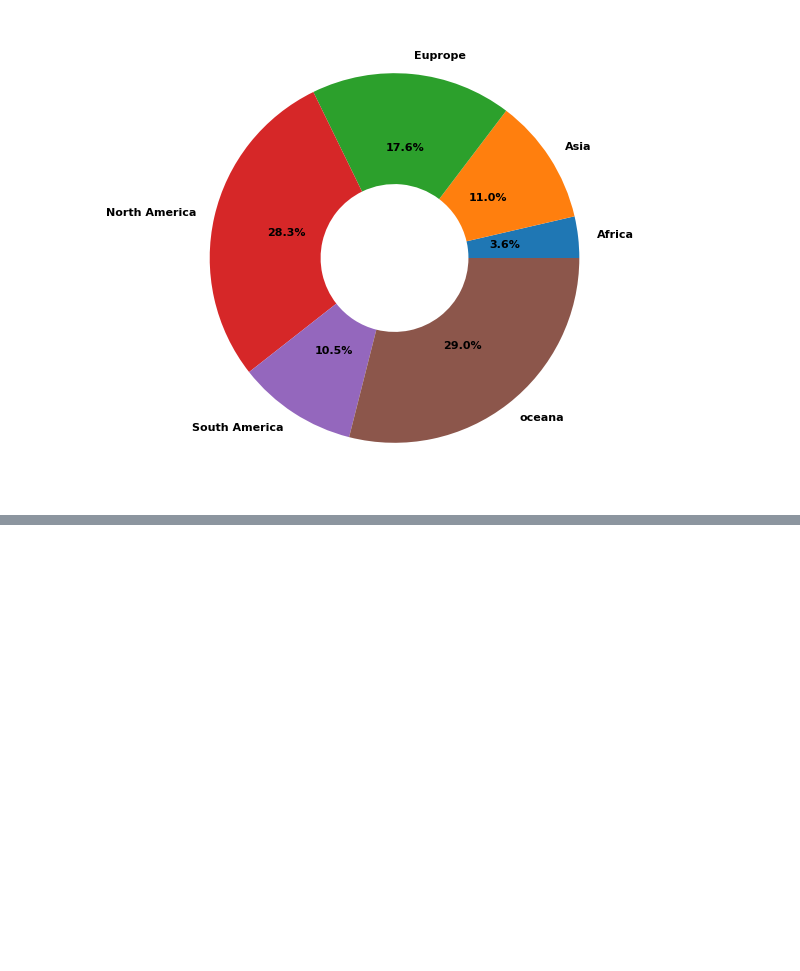
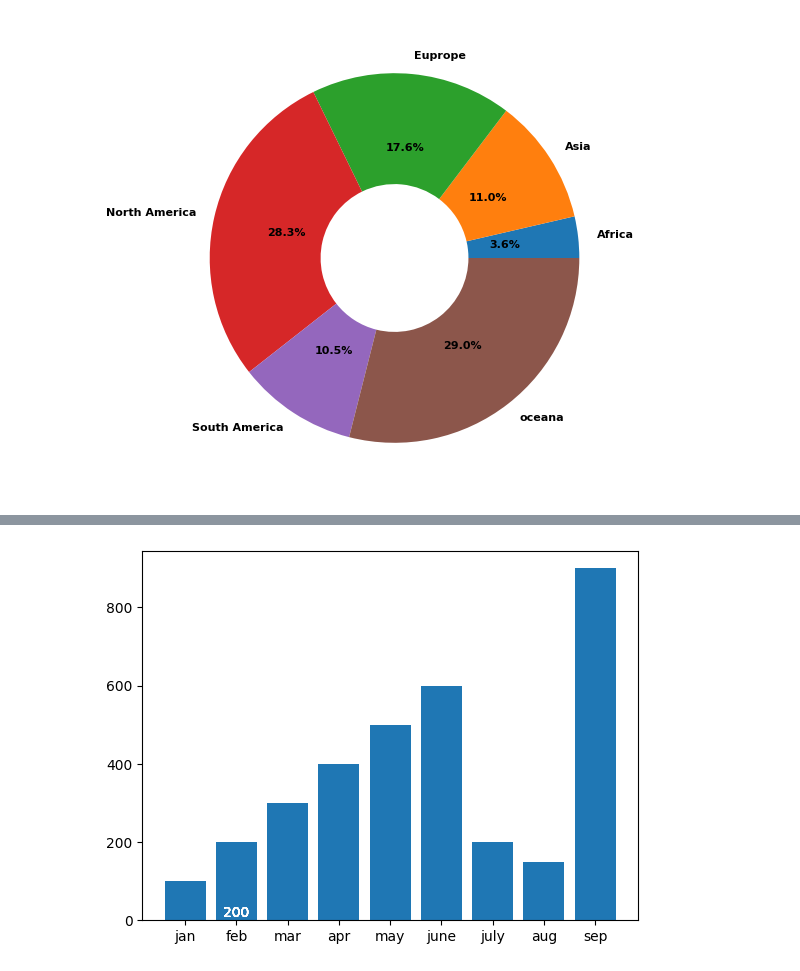
Before and after one commit to shubhankarsingh030/Digipoddium-python, a Jupyter notebook: Data_Analysis/visualization.ipynb, the cells around one changed output, grey strips where cells are left out. Drawn from its saved outputs; the diff is of its cells as text; code cells hidden in the pictures; blank space fills up the shorter version.

```diff
--- a/Data_Analysis/visualization.ipynb
+++ b/Data_Analysis/visualization.ipynb
@@ -111,0 +121,8 @@ plt.show
+# %%
+#bar chart wwith text
+plt.bar(x=months, height=sales)
+for i in range(len(sales)):
+    plt.text(x=1,y=10, s=sales[1], ha='center',fontdict={'color':'white'})
+plt.show()
+# %% [output]
+[figure, added]
```
Also changed, not shown: parts of 11 cells of this notebook.
